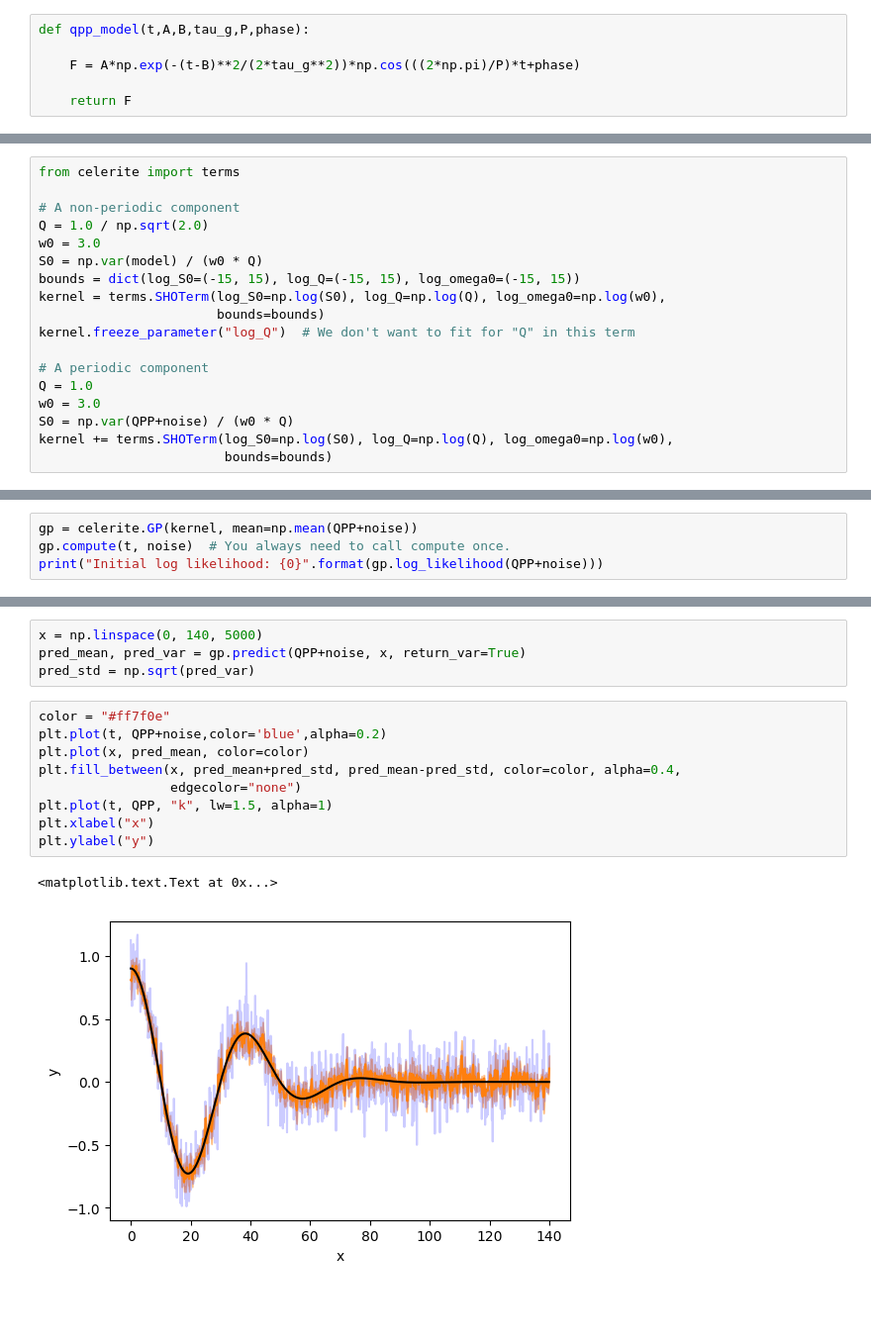
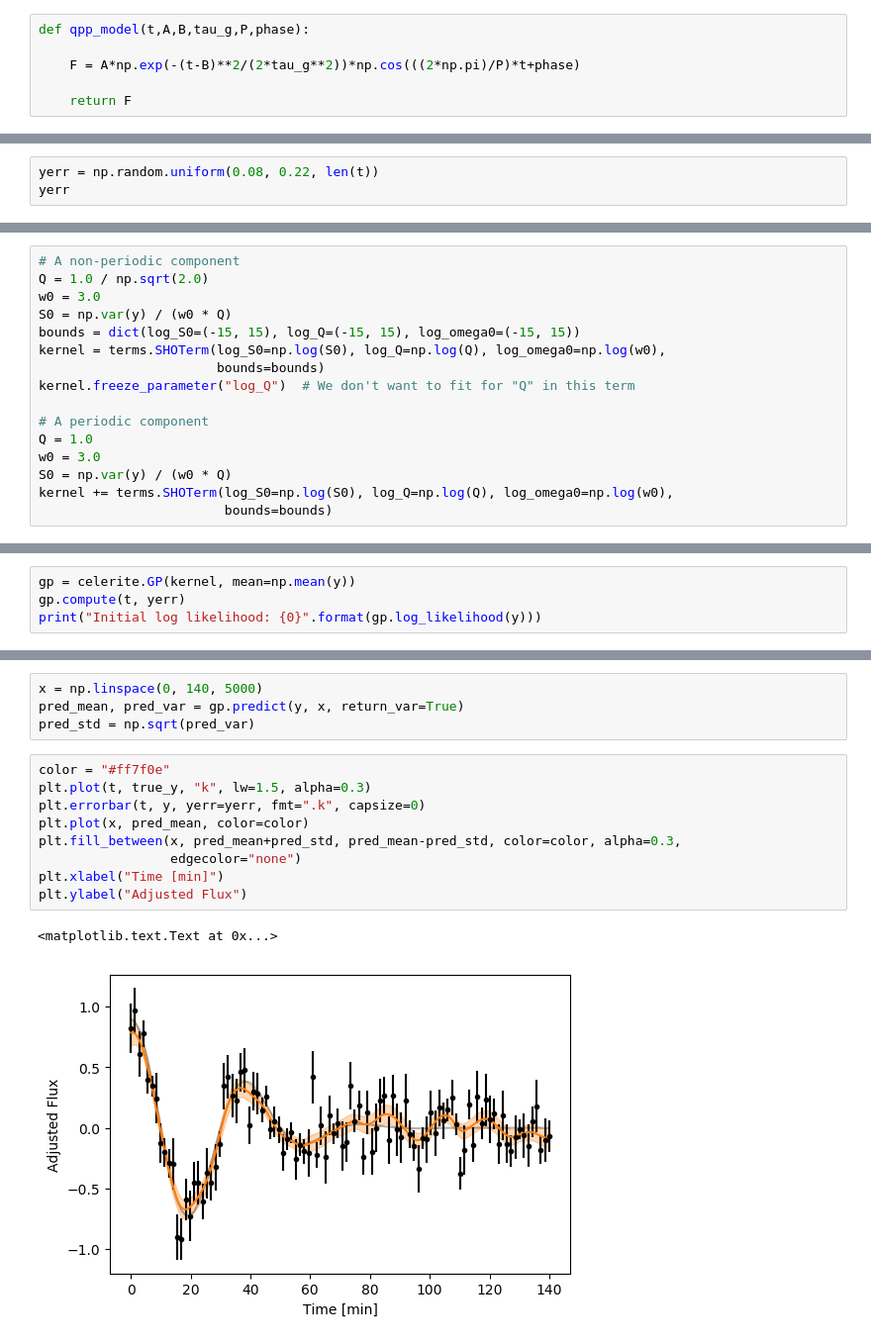
Before and after one commit to RileyWClarke/QPP-GP, a Jupyter notebook: QPP-GP.ipynb, the cells around one changed output, grey strips where cells are left out. Shown at 99% size. Drawn from its saved outputs; the diff is of its cells as text; blank space fills up the shorter version.

Commit message:
Switched to error bars

```diff
--- a/QPP-GP.ipynb
+++ b/QPP-GP.ipynb
@@ -42,0 +37,3 @@ plt.ylabel('Adjusted Flux')
+# %%
+yerr = np.random.uniform(0.08, 0.22, len(t))
+yerr
@@ -43,10 +61,8 @@ plt.ylabel('Adjusted Flux')
 # %%
-from celerite import terms
-
 # A non-periodic component
 Q = 1.0 / np.sqrt(2.0)
 w0 = 3.0
-S0 = np.var(model) / (w0 * Q)
+S0 = np.var(y) / (w0 * Q)
 bounds = dict(log_S0=(-15, 15), log_Q=(-15, 15), log_omega0=(-15, 15))
 kernel = terms.SHOTerm(log_S0=np.log(S0), log_Q=np.log(Q), log_omega0=np.log(w0),
                        bounds=bounds)
@@ -55,6 +71,6 @@ kernel.freeze_parameter("log_Q")  # We don't want to fit for "Q" in this term
 # A periodic component
 Q = 1.0
 w0 = 3.0
-S0 = np.var(QPP+noise) / (w0 * Q)
+S0 = np.var(y) / (w0 * Q)
 kernel += terms.SHOTerm(log_S0=np.log(S0), log_Q=np.log(Q), log_omega0=np.log(w0),
                         bounds=bounds)
@@ -61,5 +81,5 @@ kernel += terms.SHOTerm(log_S0=np.log(S0), log_Q=np.log(Q), log_omega0=np.log(w0
 # %%
-gp = celerite.GP(kernel, mean=np.mean(QPP+noise))
-gp.compute(t, noise)  # You always need to call compute once.
-print("Initial log likelihood: {0}".format(gp.log_likelihood(QPP+noise)))
+gp = celerite.GP(kernel, mean=np.mean(y))
+gp.compute(t, yerr)
+print("Initial log likelihood: {0}".format(gp.log_likelihood(y)))
 # %% [output]
@@ -92,16 +95,16 @@ OrderedDict([('kernel:terms[0]:log_S0', -3.0095972949181746),
 # %%
 x = np.linspace(0, 140, 5000)
-pred_mean, pred_var = gp.predict(QPP+noise, x, return_var=True)
+pred_mean, pred_var = gp.predict(y, x, return_var=True)
 pred_std = np.sqrt(pred_var)
 # %%
 color = "#ff7f0e"
-plt.plot(t, QPP+noise,color='blue',alpha=0.2)
+plt.plot(t, true_y, "k", lw=1.5, alpha=0.3)
+plt.errorbar(t, y, yerr=yerr, fmt=".k", capsize=0)
 plt.plot(x, pred_mean, color=color)
-plt.fill_between(x, pred_mean+pred_std, pred_mean-pred_std, color=color, alpha=0.4,
+plt.fill_between(x, pred_mean+pred_std, pred_mean-pred_std, color=color, alpha=0.3,
                  edgecolor="none")
-plt.plot(t, QPP, "k", lw=1.5, alpha=1)
-plt.xlabel("x")
-plt.ylabel("y")
+plt.xlabel("Time [min]")
+plt.ylabel("Adjusted Flux")
 # %% [output]
 <matplotlib.text.Text at 0x...>
-[figure, old version]
+[figure, new version]
```
Also changed, not shown: parts of 8 cells of this notebook.
